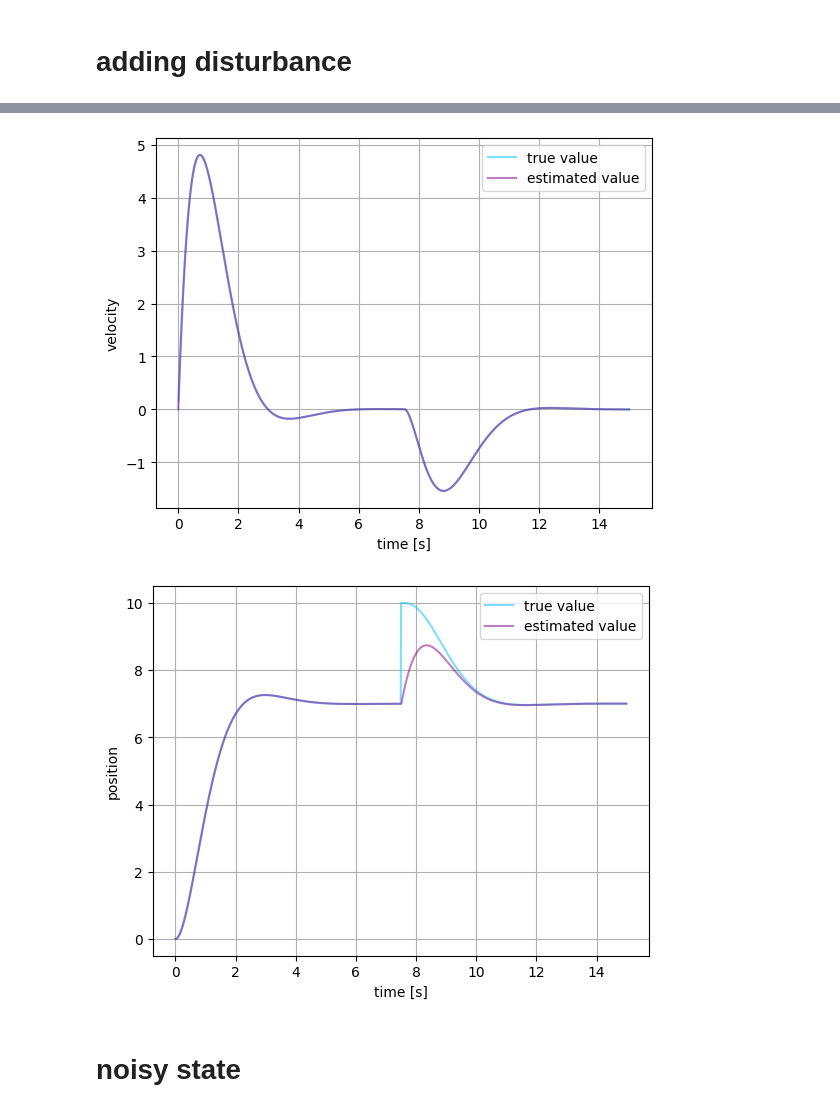
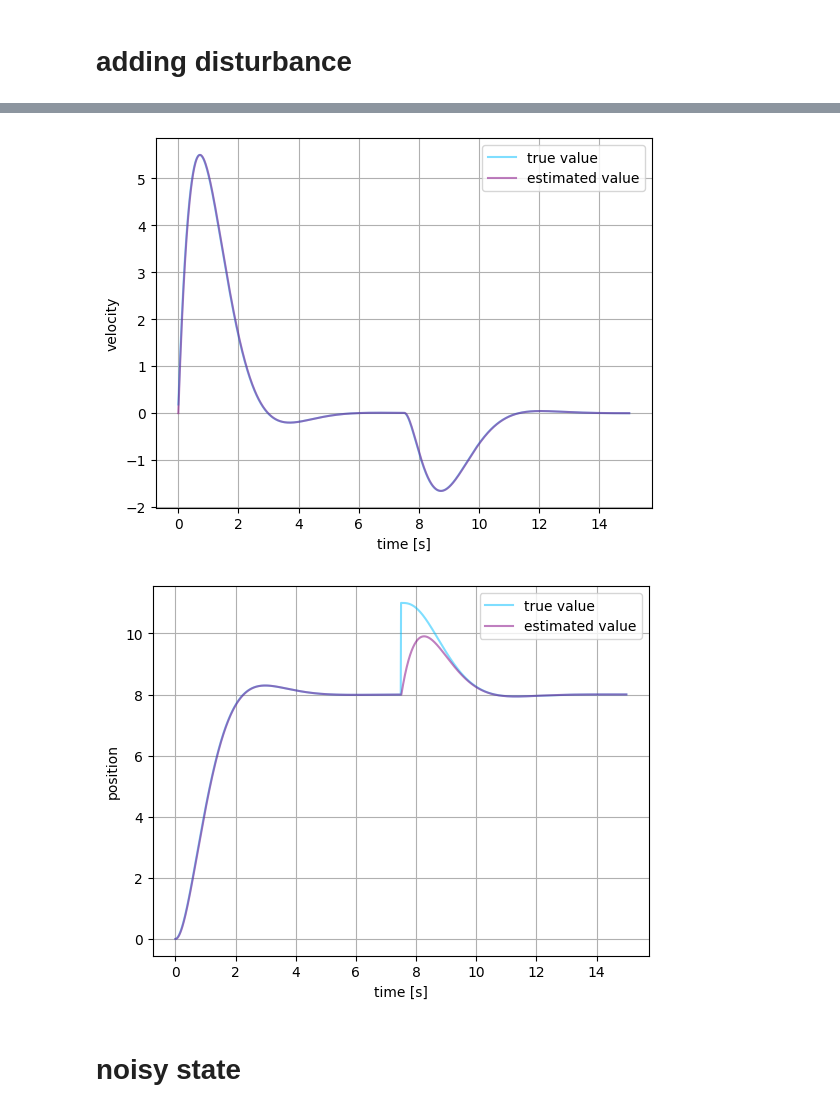
Before and after one commit to michalnand/libs_control, a Jupyter notebook: tutorials/02_lqg_servo.ipynb, the cells around one changed output, grey strips where cells are left out. Saved outputs shown, nothing was run; the diff lists cells and outputs as text; code cells hidden in the pictures.

```diff
--- a/tutorials/02_lqg_servo.ipynb
+++ b/tutorials/02_lqg_servo.ipynb
@@ -114,7 +114,7 @@ algorithm :
 #controller criterion : weight diagonal matrices
 q = numpy.array([ [0.0, 0.0], [0.0, 1.0] ] )
 r = numpy.array( [ [0.5] ])
-w = numpy.array( [[0.1]] )
+w = numpy.array( [[0.25]] )
 # %%
 #solve LQR controller, matrix K and G
 
@@ -141,7 +141,5 @@ print(g)
 p = scipy.linalg.solve_continuous_are(a.T, c.T, q, w)
 f = (p@c.T)@scipy.linalg.inv(w)
 
-f/=2
-
 print(f)
 # %% [output]
@@ -155,7 +153,7 @@ t_result    = numpy.arange(steps)*dt
 
 #required state, position = 7
 xr          = numpy.zeros((2, 1))
-xr[1][0]    = 7.0
+xr[1][0]    = 8.0
 
 #initial state
 x           = numpy.zeros((2, 1))
@@ -233,7 +231,7 @@ t_result    = numpy.arange(steps)*dt
 
 #required state, position = 7
 xr          = numpy.zeros((2, 1))
-xr[1][0]    = 7.0
+xr[1][0]    = 8.0
 
 #initial state
 x           = numpy.zeros((2, 1))
@@ -306,5 +304,5 @@ plt.show()
-[figure, old version]
+[figure, new version]
-[figure, old version]
+[figure, new version]
 # %% [markdown]
 # noisy state
 # %%
```
Also changed, not shown: parts of 4 cells of this notebook, 1 other file.
